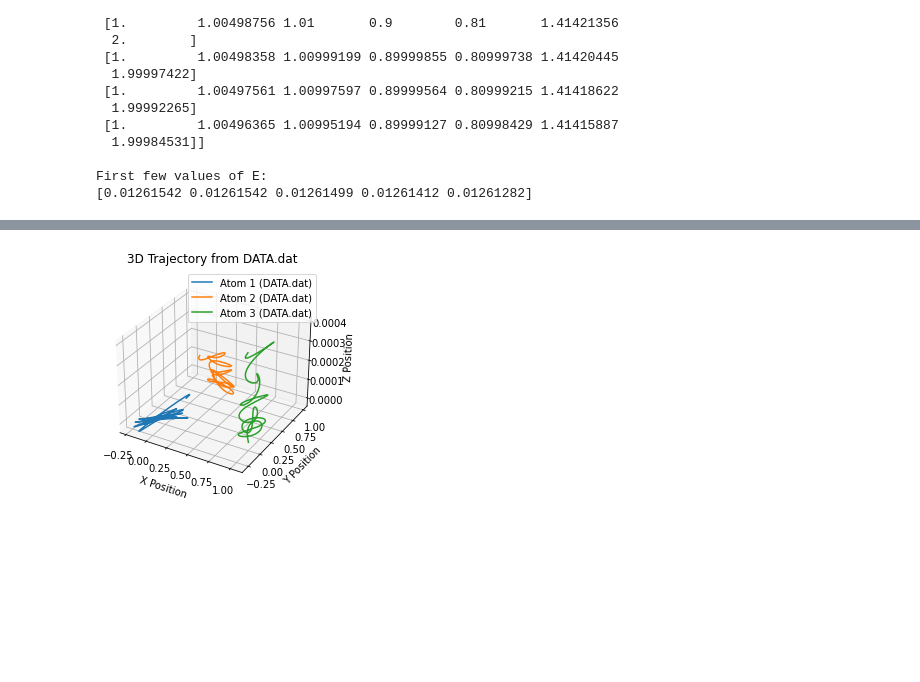
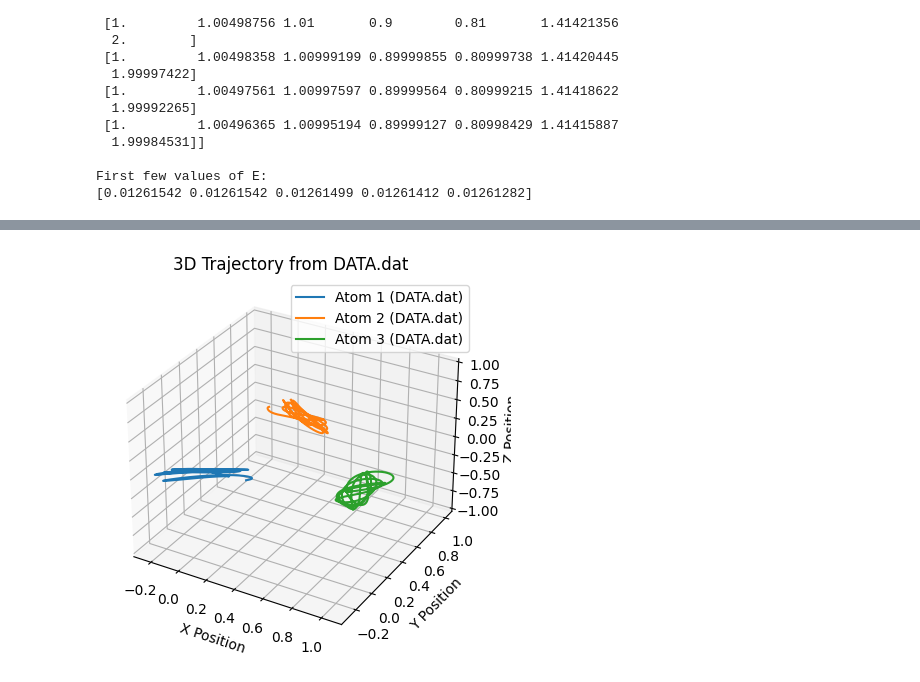
Before and after one commit to alexburg14/CMP_2025, a Jupyter notebook: Sheet 11/Aufgabe2.ipynb, the cells around one changed output, grey strips where cells are left out. Saved outputs shown, nothing was run; the diff lists cells and outputs as text; code cells hidden in the pictures; blank space fills up the shorter version.

```diff
--- a/Sheet 11/Aufgabe2.ipynb
+++ b/Sheet 11/Aufgabe2.ipynb
@@ -251,6 +298,7 @@ for atom_idx in range(3):
     ys = traj[:, atom_idx, 1]
     zs = traj[:, atom_idx, 2]
     ax.plot(xs, ys, zs, label=f'Atom {atom_idx+1}')
+    ax.set_zlim(-1, 1)
 ax.set_xlabel('X Position')
 ax.set_ylabel('Y Position')
 ax.set_zlabel('Z Position')
@@ -263,21 +311,22 @@ plt.show()
 # %%
 # plot the dat file trajectory for comparison
 data = np.loadtxt('data.dat', skiprows=1)
 fig = plt.figure()
 ax = fig.add_subplot(111, projection='3d')
 for atom_idx in range(3):
     xs = data[:, 2 + atom_idx * 3]
     ys = data[:, 3 + atom_idx * 3]
     zs = data[:, 4 + atom_idx * 3]
+    ax.set_zlim(-1, 1)
     ax.plot(xs, ys, zs, label=f'Atom {atom_idx+1} (DATA.dat)')
 ax.set_xlabel('X Position')
 ax.set_ylabel('Y Position')
 ax.set_zlabel('Z Position')
 ax.set_title('3D Trajectory from DATA.dat')
 ax.legend()
 plt.show()
 # %% [output]
-[figure, old version]
+[figure, new version]
 # %%
 # Show both data and simulation at the same time, but each coordinate independently
 data = np.loadtxt('data.dat', skiprows=1)
```
Also changed, not shown: parts of 7 cells of this notebook.
